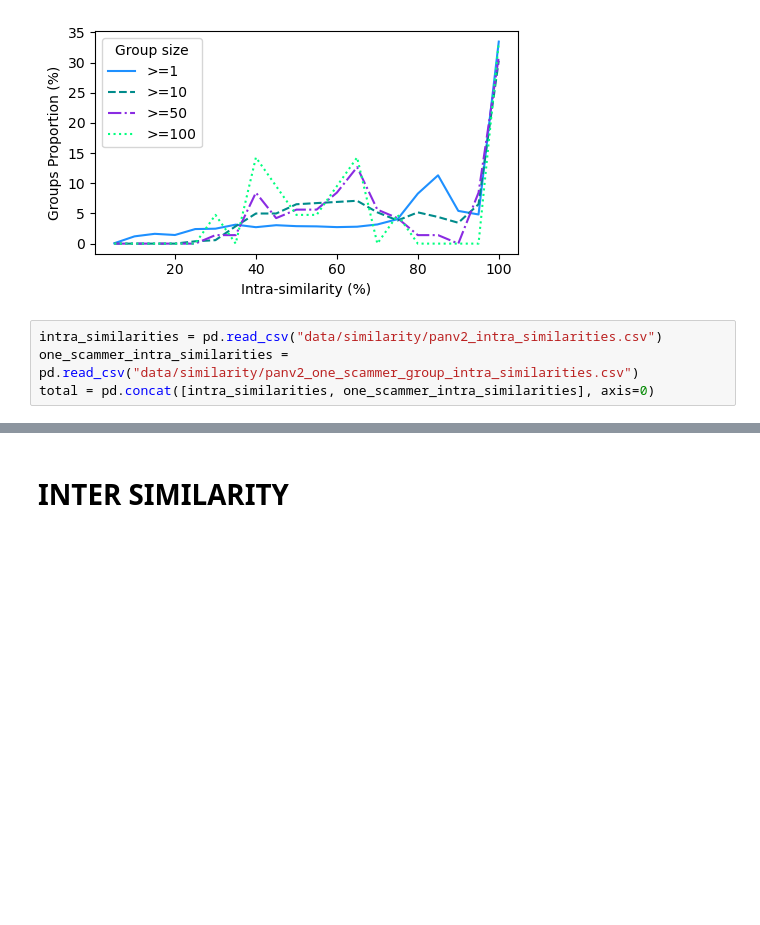
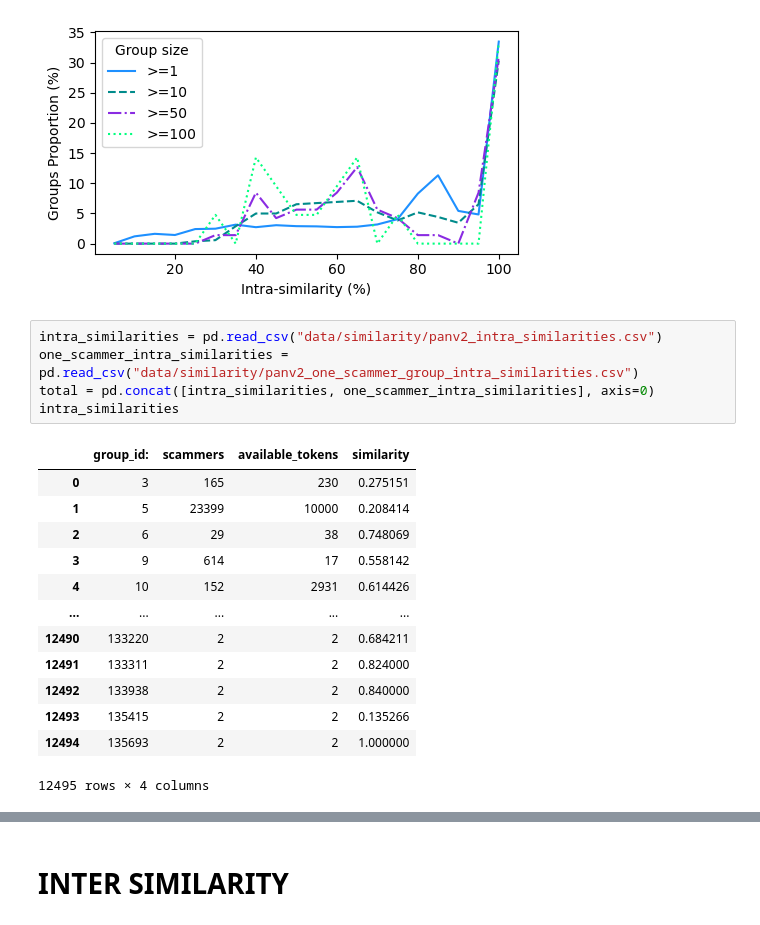
Before and after one commit to duyhuynhdev/serial-scammer-analyser, a Jupyter notebook: main/analysis/similarity_analysis.ipynb, the cells around one changed output, grey strips where cells are left out. Saved outputs shown, nothing was run; the diff lists cells and outputs as text; blank space fills up the shorter version.

```diff
--- a/main/analysis/similarity_analysis.ipynb
+++ b/main/analysis/similarity_analysis.ipynb
@@ -151,5 +151,20 @@ Group size 100 (%) [ 0.          0.          0.          0.          0.
 # %%
 intra_similarities = pd.read_csv("data/similarity/panv2_intra_similarities.csv")
 one_scammer_intra_similarities = pd.read_csv("data/similarity/panv2_one_scammer_group_intra_similarities.csv")
 total = pd.concat([intra_similarities, one_scammer_intra_similarities], axis=0)
+intra_similarities
+# %% [output]
+|  | group_id: | scammers | available_tokens | similarity |
+| 0 | 3 | 165 | 230 | 0.275151 |
+| 1 | 5 | 23399 | 10000 | 0.208414 |
+| 2 | 6 | 29 | 38 | 0.748069 |
+| 3 | 9 | 614 | 17 | 0.558142 |
+| 4 | 10 | 152 | 2931 | 0.614426 |
+| ... | ... | ... | ... | ... |
+| 12490 | 133220 | 2 | 2 | 0.684211 |
+| 12491 | 133311 | 2 | 2 | 0.824000 |
+| 12492 | 133938 | 2 | 2 | 0.840000 |
+| 12493 | 135415 | 2 | 2 | 0.135266 |
+| 12494 | 135693 | 2 | 2 | 1.000000 |
+12495 rows × 4 columns
 # %%
```
Also changed, not shown: parts of 4 cells of this notebook, 20 other files.
